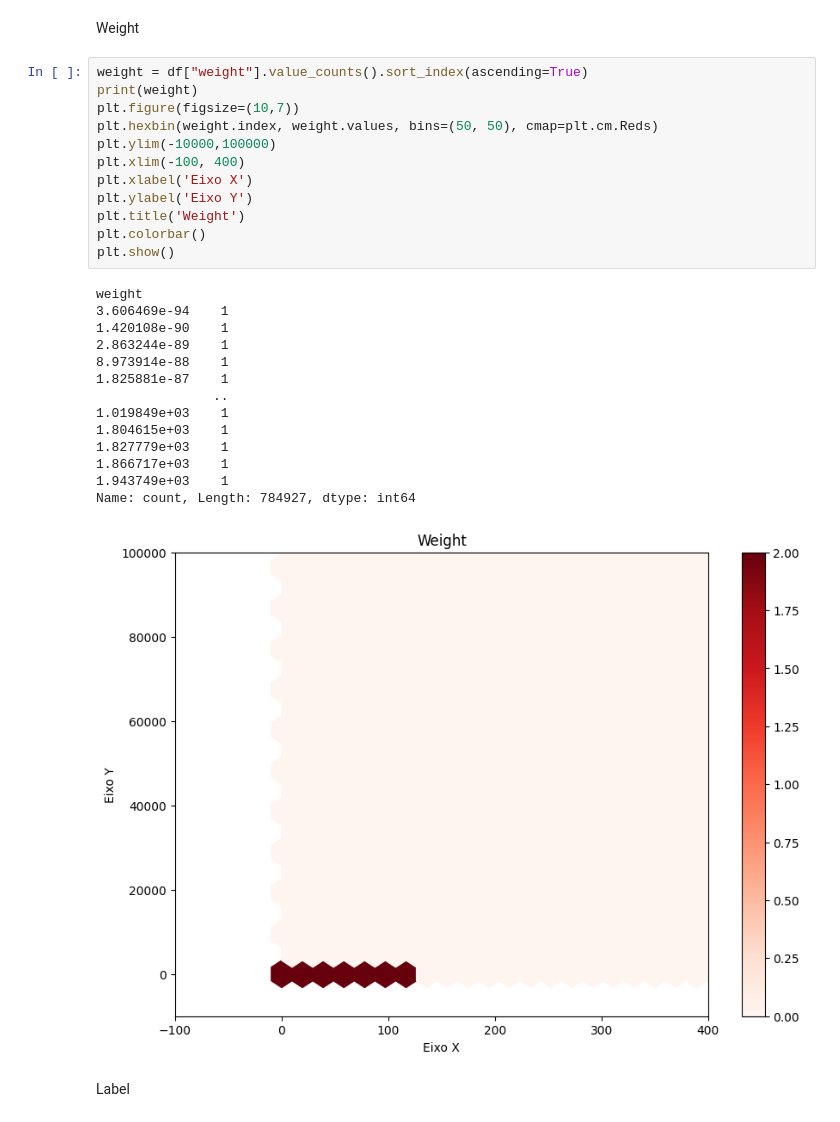
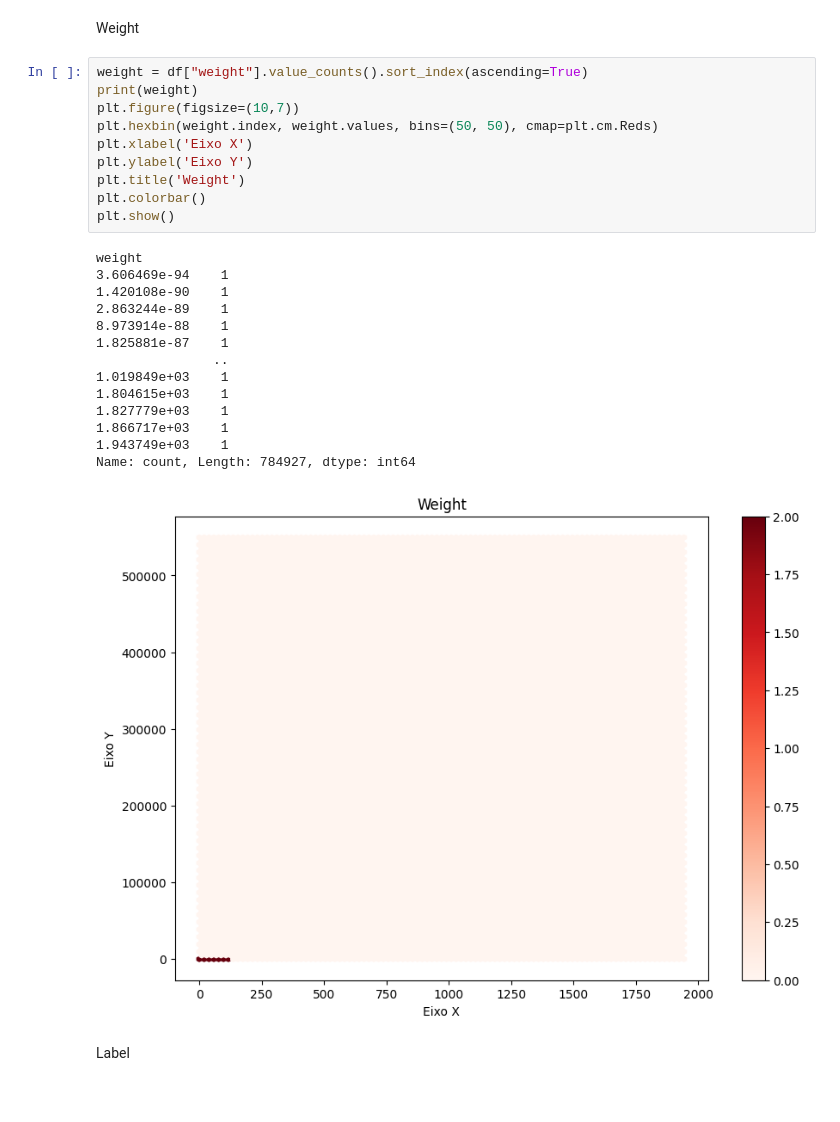
Before and after one commit to RicardoLlima/Decision-Tree_Bitcoin-Heist, a Jupyter notebook: Projeto.ipynb, the cells around one changed output. Drawn from its saved outputs; the diff is of its cells as text.

Commit message:
Label update and chart update

```diff
--- a/Projeto.ipynb
+++ b/Projeto.ipynb
@@ -153,30 +151,28 @@ Weight
 # %%
 weight = df["weight"].value_counts().sort_index(ascending=True)
 print(weight)
 plt.figure(figsize=(10,7))
 plt.hexbin(weight.index, weight.values, bins=(50, 50), cmap=plt.cm.Reds)
-plt.ylim(-10000,100000)
-plt.xlim(-100, 400)
 plt.xlabel('Eixo X')
 plt.ylabel('Eixo Y')
 plt.title('Weight')
 plt.colorbar()
 plt.show()
 # %% [output]
 weight
 3.606469e-94    1
 1.420108e-90    1
 2.863244e-89    1
 8.973914e-88    1
 1.825881e-87    1
                ..
 1.019849e+03    1
 1.804615e+03    1
 1.827779e+03    1
 1.866717e+03    1
 1.943749e+03    1
 Name: count, Length: 784927, dtype: int64
-[figure, old version]
+[figure, new version]
 # %% [markdown]
 Label
 # %%
```
Also changed, not shown: parts of 3 cells of this notebook.
